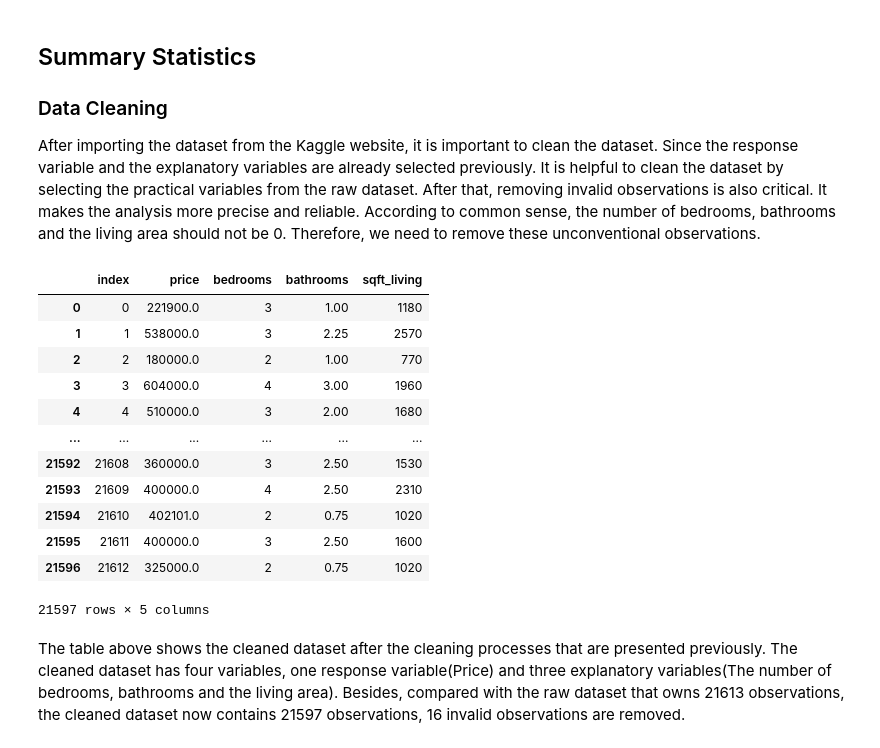
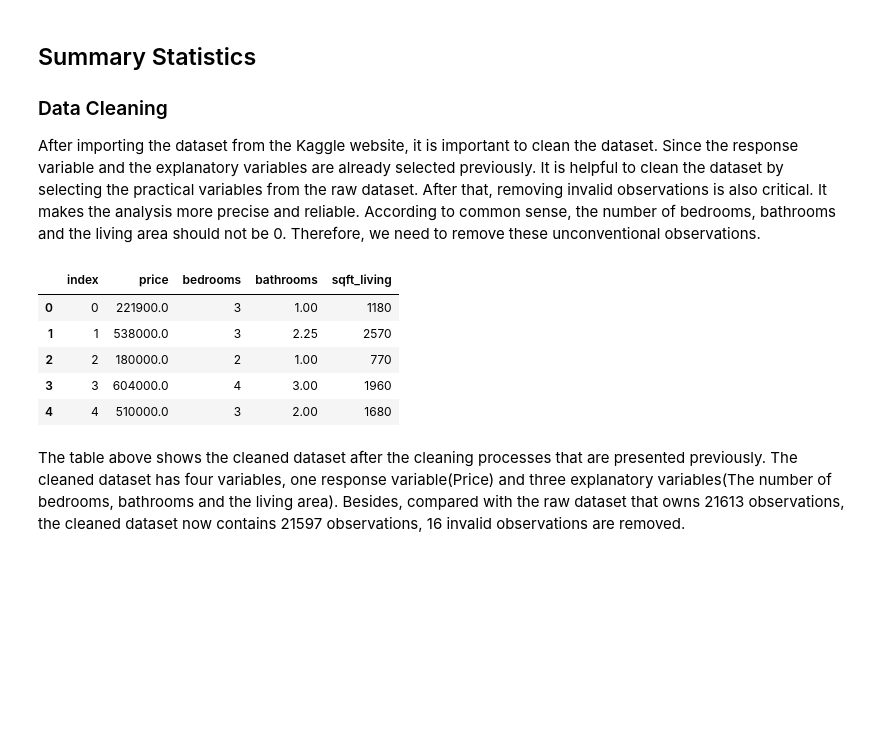
Before and after one commit to ECO225W2022/King-County-Housing-Price-FUWENKAI6, a Jupyter notebook: Project 1 + 2 + 3.ipynb, the cells around one changed output. Drawn from its saved outputs; the diff is of its cells as text; code cells hidden in the pictures; blank space fills up the shorter version.

```diff
--- a/Project 1 + 2 + 3.ipynb
+++ b/Project 1 + 2 + 3.ipynb
@@ -47,30 +50,23 @@ After importing the dataset from the Kaggle website, it is important to clean th
 # %%
 # Cleaning process
 useful_col = ['price',
              'bedrooms',
              'bathrooms',
              'sqft_living']
 df_clean = df[useful_col] # Select useful columns
 
 df_clean = df_clean.drop(df_clean[df_clean.bedrooms == 0].index)
 df_clean = df_clean.drop(df_clean[df_clean.bathrooms == 0].index)
 
 df_clean = df_clean.dropna().reset_index()
-df_clean
+df_clean.head()
 # %% [output]
 |  | index | price | bedrooms | bathrooms | sqft_living |
 | 0 | 0 | 221900.0 | 3 | 1.00 | 1180 |
 | 1 | 1 | 538000.0 | 3 | 2.25 | 2570 |
 | 2 | 2 | 180000.0 | 2 | 1.00 | 770 |
 | 3 | 3 | 604000.0 | 4 | 3.00 | 1960 |
 | 4 | 4 | 510000.0 | 3 | 2.00 | 1680 |
-| ... | ... | ... | ... | ... | ... |
-| 21592 | 21608 | 360000.0 | 3 | 2.50 | 1530 |
-| 21593 | 21609 | 400000.0 | 4 | 2.50 | 2310 |
-| 21594 | 21610 | 402101.0 | 2 | 0.75 | 1020 |
-| 21595 | 21611 | 400000.0 | 3 | 2.50 | 1600 |
-| 21596 | 21612 | 325000.0 | 2 | 0.75 | 1020 |
-21597 rows × 5 columns
 # %% [markdown]
 The table above shows the cleaned dataset after the cleaning processes that are presented previously. The cleaned dataset has four variables, one response variable(Price) and three explanatory variables(The number of bedrooms, bathrooms and the living area). Besides, compared with the raw dataset that owns 21613 observations, the cleaned dataset now contains 21597 observations, 16 invalid observations are removed.
 # %% [markdown]
```
Also changed, not shown: parts of 6 cells of this notebook.
